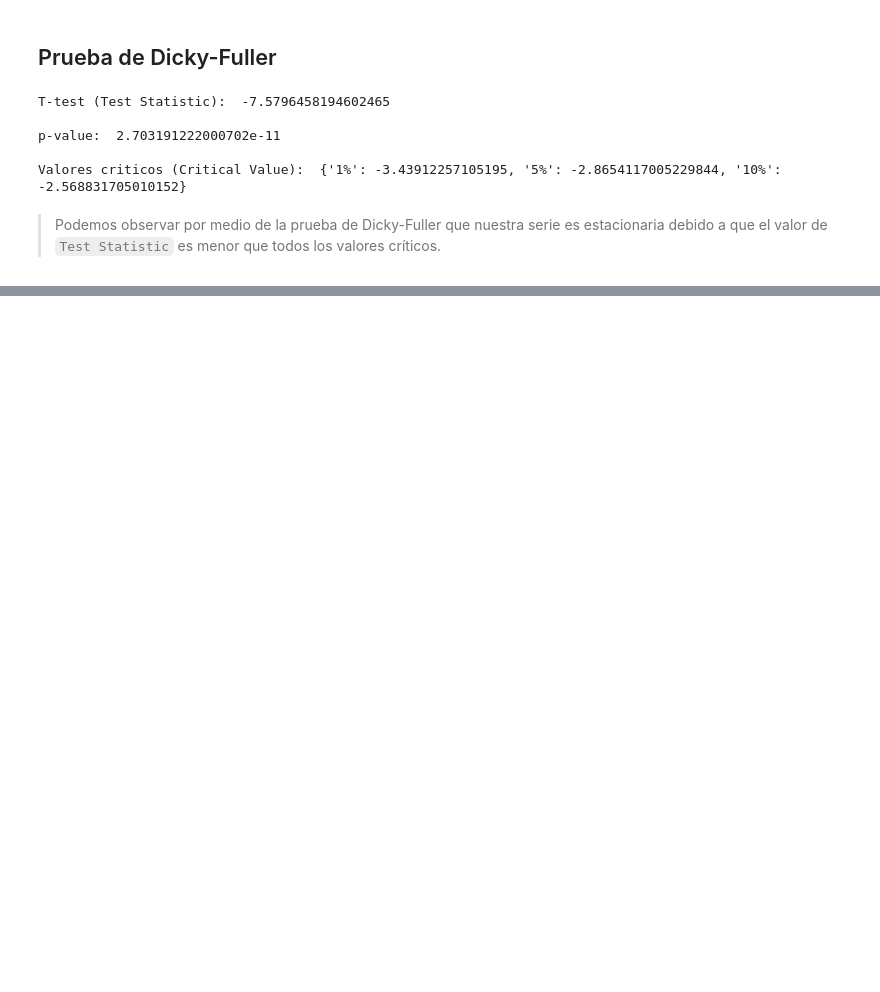
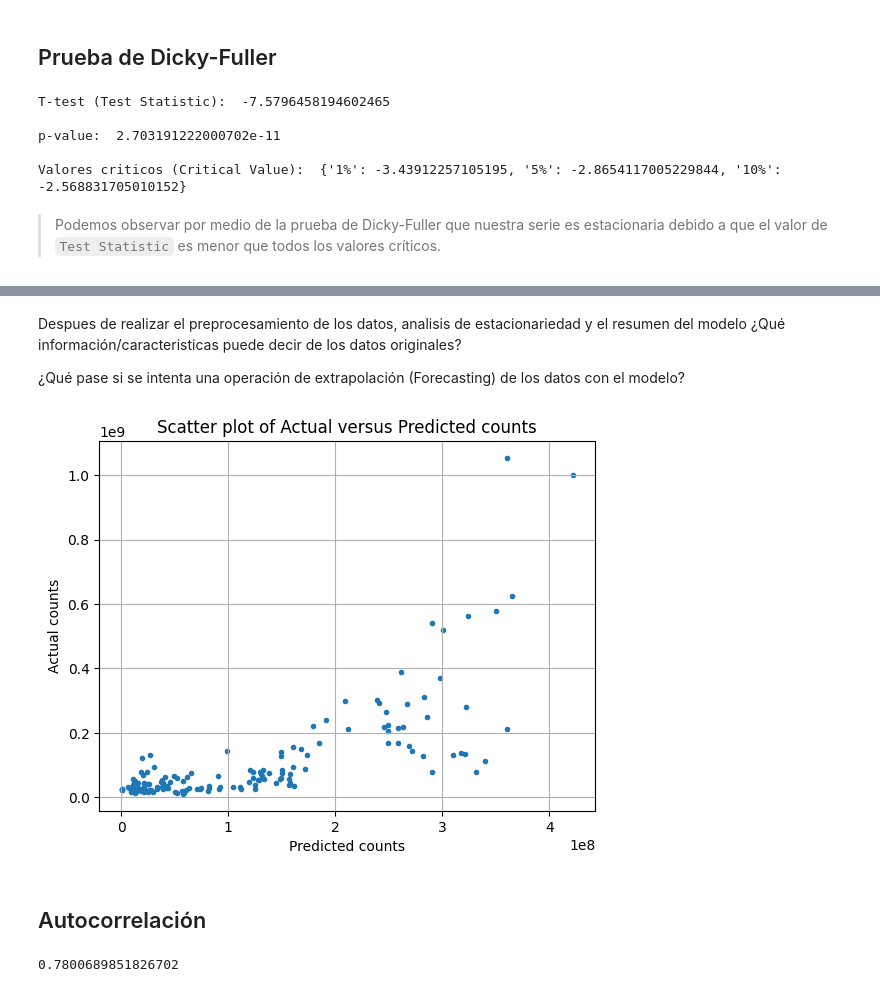
Before and after one commit to javiersanpan/dwj, a Jupyter notebook: dowjones_act3.ipynb, the cells around one changed output, grey strips where cells are left out. Cells and saved outputs as stored; diff of their text form; code cells hidden in the pictures; blank space fills up the shorter version.

Commit message:
poison autocorrelation

```diff
--- a/dowjones_act3.ipynb
+++ b/dowjones_act3.ipynb
@@ -222,0 +277,23 @@ Valores criticos (Critical Value):  {'1%': -3.43912257105195, '5%': -2.865411700
+# %% [markdown]
+Despues de realizar el preprocesamiento de los datos, analisis de estacionariedad y el resumen del modelo ¿Qué información/caracteristicas puede decir de los datos originales?
+
+¿Qué pase si se intenta una operación de extrapolación (Forecasting) de los datos con el modelo?
+# %%
+fig = plt.figure()
+
+plt.scatter(x=predicted_counts, y=actual_counts, marker='.')
+
+plt.title('Scatter plot of Actual versus Predicted counts')
+plt.xlabel('Predicted counts')
+plt.ylabel('Actual counts')
+plt.grid()
+plt.show()
+# %% [output]
+[figure, added]
+# %% [markdown]
+## Autocorrelación
+# %%
+autocorrelation = df['volume'].autocorr(lag=1)
+print(autocorrelation)
+# %% [output]
+0.7800689851826702
```
Also changed, not shown: parts of 15 cells of this notebook.
